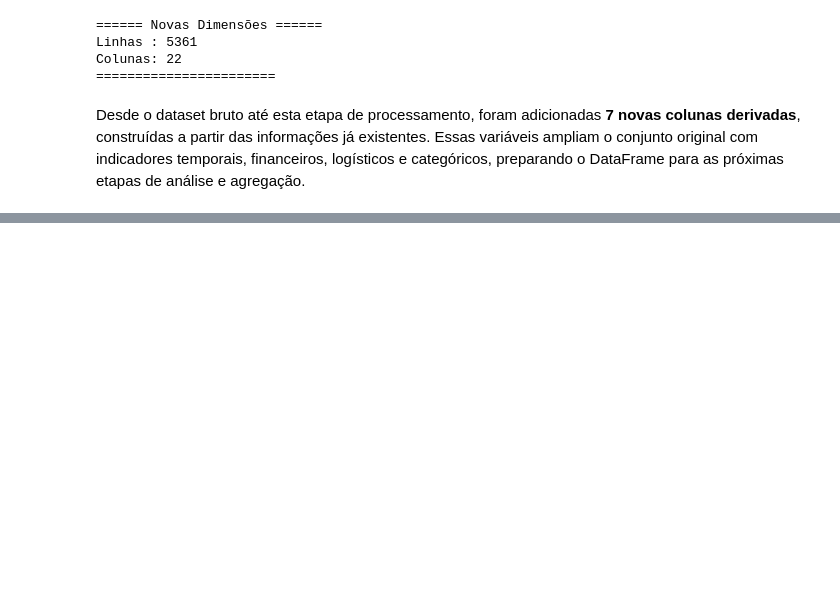
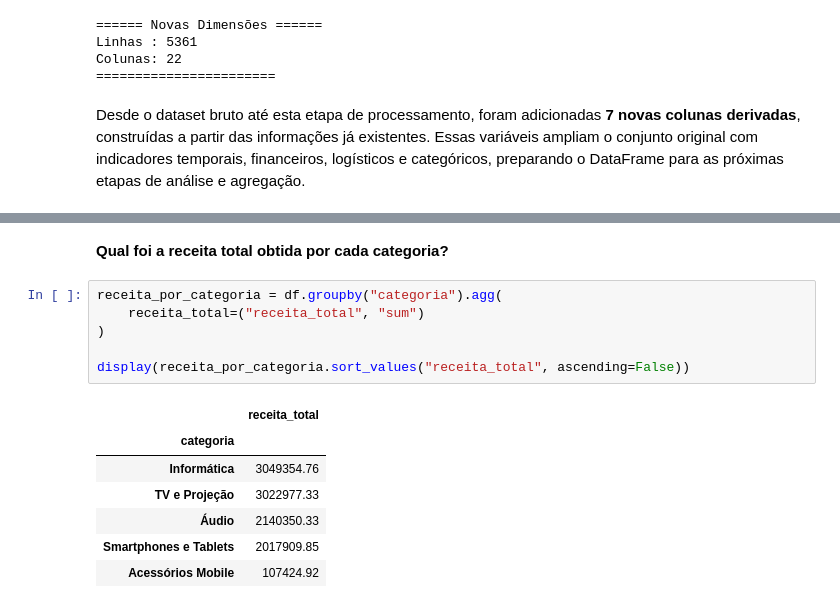
Before and after one commit to CorreaBrunoMiguel/sales-insight-py, a Jupyter notebook: notebooks/sales_insight.ipynb, the cells around one changed output, grey strips where cells are left out. Saved outputs shown, nothing was run; the diff lists cells and outputs as text; blank space fills up the shorter version.

```diff
--- a/notebooks/sales_insight.ipynb
+++ b/notebooks/sales_insight.ipynb
@@ -766,0 +860,16 @@ print(f"CSV salvo: ", pasta_processed)
+# %% [markdown]
+**Qual foi a receita total obtida por cada categoria?**
+# %%
+receita_por_categoria = df.groupby("categoria").agg(
+    receita_total=("receita_total", "sum")
+)
+
+display(receita_por_categoria.sort_values("receita_total", ascending=False))
+# %% [output]
+|  | receita_total |
+| categoria |  |
+| Informática | 3049354.76 |
+| TV e Projeção | 3022977.33 |
+| Áudio | 2140350.33 |
+| Smartphones e Tablets | 2017909.85 |
+| Acessórios Mobile | 107424.92 |
```
Also changed, not shown: parts of 14 cells of this notebook.
